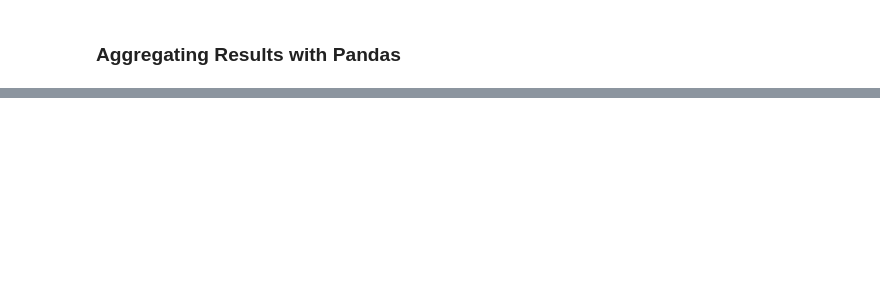
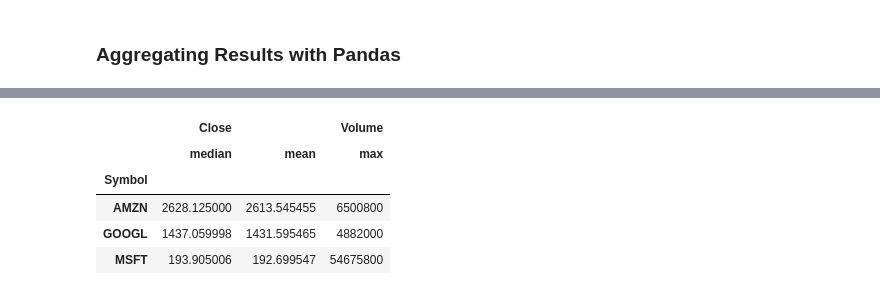
Before and after one commit to MarcusPelo/data-wrangling-with-pandas, a Jupyter notebook: data-wrangling-with-pandas.ipynb, the cells around one changed output, grey strips where cells are left out. Cells and saved outputs as stored; diff of their text form; code cells hidden in the pictures; blank space fills up the shorter version.

```diff
--- a/data-wrangling-with-pandas.ipynb
+++ b/data-wrangling-with-pandas.ipynb
@@ -156,0 +310,10 @@ mean_pivot.set_index('Symbol')
+# %%
+grouped_stocks = all_df.groupby('Symbol').agg({'Close':['median','mean'],'Volume': ['max']})
+grouped_stocks
+# %% [output]
+|  | Close |  | Volume |
+|  | median | mean | max |
+| Symbol |  |  |  |
+| AMZN | 2628.125000 | 2613.545455 | 6500800 |
+| GOOGL | 1437.059998 | 1431.595465 | 4882000 |
+| MSFT | 193.905006 | 192.699547 | 54675800 |
```
Also changed, not shown: parts of 16 cells of this notebook, 2 other files.
